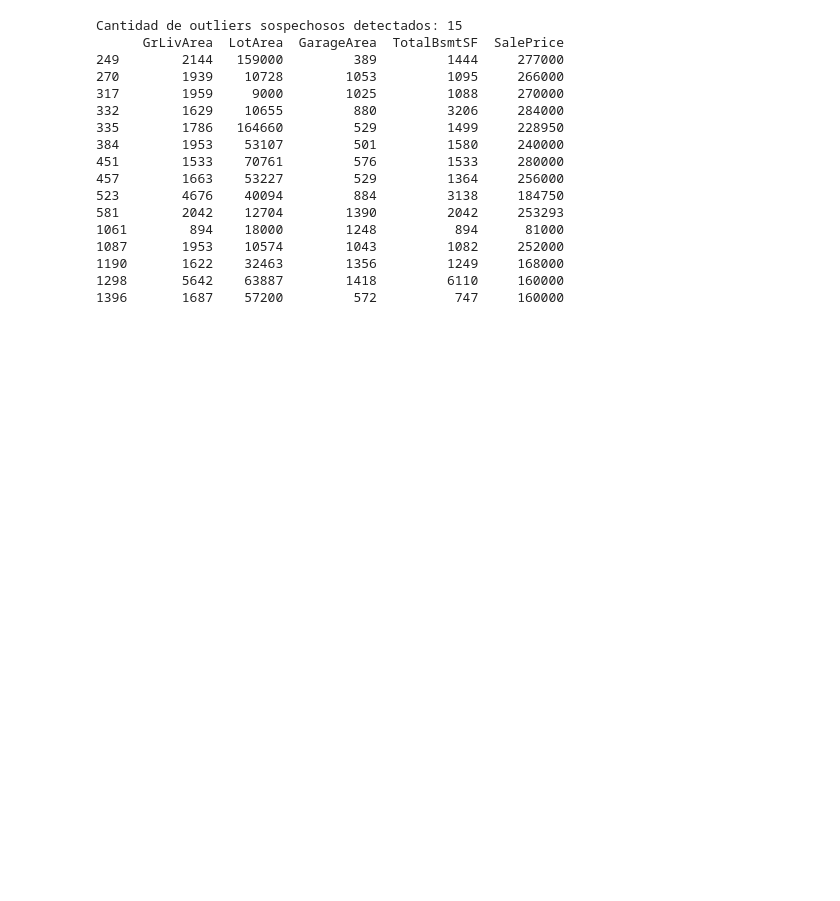
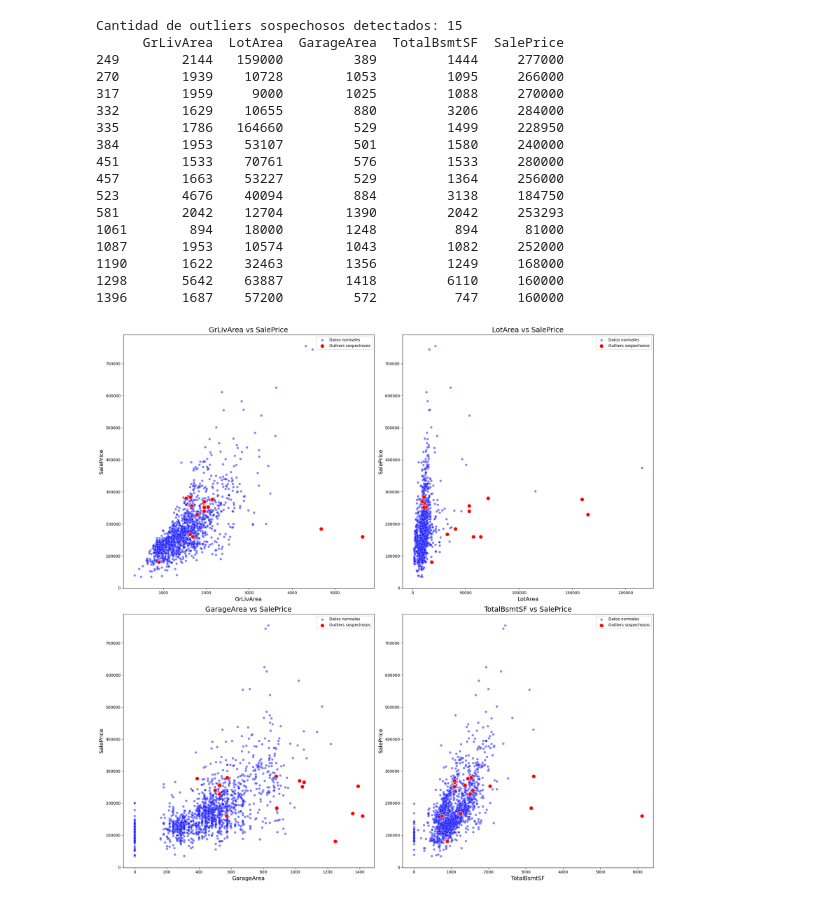
Before and after one commit to paulairazoqui/Home-data-for-ML-course, a Jupyter notebook: EDA y ETL.ipynb, the cells around one changed output. Saved outputs shown, nothing was run; the diff lists cells and outputs as text; code cells hidden in the pictures; blank space fills up the shorter version.

```diff
--- a/EDA y ETL.ipynb
+++ b/EDA y ETL.ipynb
@@ -778,3 +770,29 @@ Cantidad de outliers sospechosos detectados: 15
 1190       1622    32463        1356         1249     168000
 1298       5642    63887        1418         6110     160000
 1396       1687    57200         572          747     160000
+# %%
+import matplotlib.pyplot as plt
+import seaborn as sns
+
+# Definir las columnas de interés
+cols_scatter = ['GrLivArea', 'LotArea', 'GarageArea', 'TotalBsmtSF']
+
+plt.figure(figsize=(20, 20))
+
+for i, col in enumerate(cols_scatter, 1):
+    plt.subplot(2, 2, i)
+
+    # Graficar todos los datos normales en azul
+    sns.scatterplot(x=train_reduced[col], y=train_reduced['SalePrice'], color='blue', label='Datos normales', alpha=0.5)
+
+    # Graficar outliers sospechosos en rojo
+    sns.scatterplot(x=outliers_sospechosos[col], y=outliers_sospechosos['SalePrice'], color='red', label='Outliers sospechosos', s=100)
+
+    plt.title(f'{col} vs SalePrice', fontsize=18)
+    plt.xlabel(col, fontsize=14)
+    plt.ylabel('SalePrice', fontsize=14)
+
+plt.tight_layout()
+plt.show()
+# %% [output]
+[figure, added]
```
Also changed, not shown: parts of 12 cells of this notebook.
